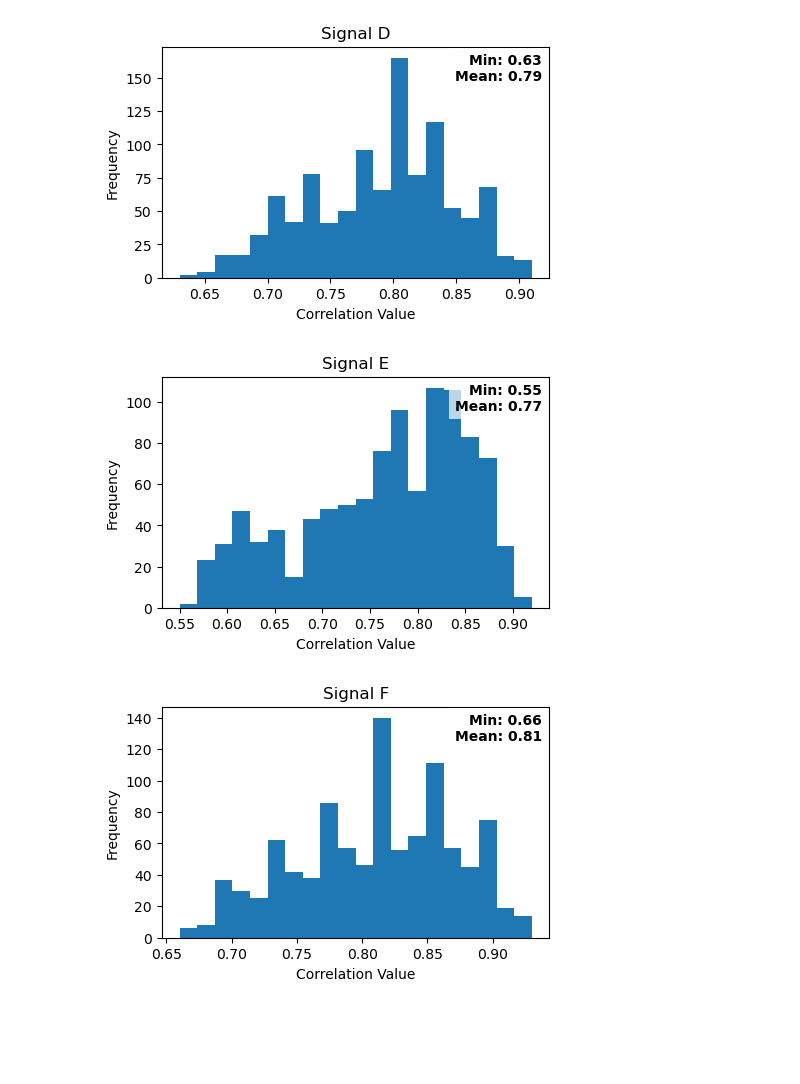
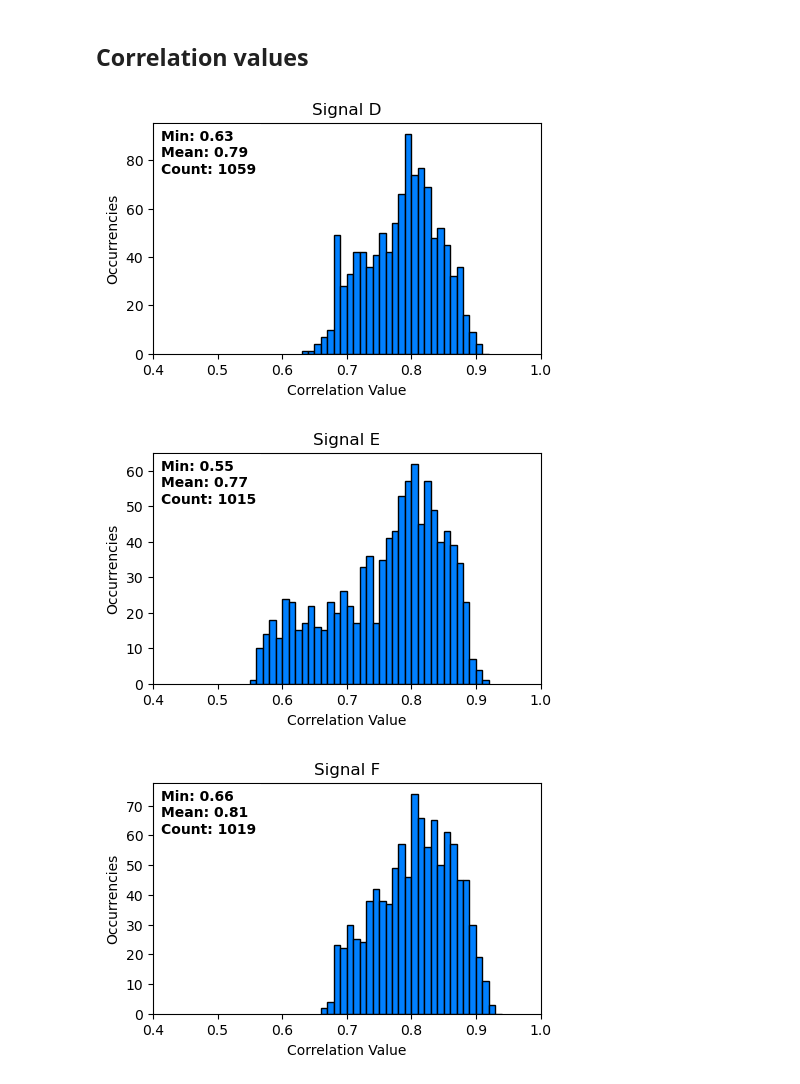
Before and after one commit to Dr-Nozimo/GuardianRuinAnalyses, a Jupyter notebook: sequence_analysis/5a_sequence_stats.ipynb, the cells around one changed output. Saved outputs shown, nothing was run; the diff lists cells and outputs as text; code cells hidden in the pictures; blank space fills up the shorter version.

```diff
--- a/sequence_analysis/5a_sequence_stats.ipynb
+++ b/sequence_analysis/5a_sequence_stats.ipynb
@@ -18,24 +25,30 @@ df.head()
+# %% [markdown]
+## Correlation values
 # %%
-# Histograms of correlation values
 for signal_type in np.array(['D', 'E', 'F', 'G', 'X']): # 'A', 'B', 'C',
     subset = df[df['Signal Type'] == signal_type] # Extract subset for each signal
+
+    min_val = subset['Correlation Value'].min()
+    max_val = subset['Correlation Value'].max()
+    mean_val = (subset['Correlation Value']).mean()
+    count = len(subset)
+
     plt.figure(figsize=(5, 3))
-    plt.hist(subset['Correlation Value'], bins=20, alpha=1.0, label=signal_type) # Plot histogram for the 'Correlation Value' of each signal type
+    bin_width = 0.01
+    bins = np.arange(min_val, max_val + bin_width, bin_width)
+    plt.hist(subset['Correlation Value'], bins=bins, alpha=1.0, label=signal_type, color="#0080ff", edgecolor='black')
     plt.title('Signal ' + str(signal_type))
     plt.xlabel('Correlation Value')
-    plt.ylabel('Frequency')
-
-    # Calculate min and mean values
-    min_val = np.min(subset['Correlation Value'])
-    mean_val = np.mean(subset['Correlation Value'])
+    plt.ylabel('Occurrencies')
+    plt.xlim(0.4, 1.0)
 
     # Add the min and mean values in the upper-right corner
-    plt.text(0.98, 0.97, f'Min: {min_val:.2f}\nMean: {mean_val:.2f}',
-             ha='right', va='top', transform=plt.gca().transAxes,
+    plt.text(0.02, 0.97, f'Min: {min_val:.2f}\nMean: {mean_val:.2f}\nCount: {count}',
+             ha='left', va='top', transform=plt.gca().transAxes,
              fontsize=10, color='black', weight='bold', bbox=dict(facecolor='white', edgecolor='none', alpha=0.7))
 
     plt.show()
 # %% [output]
-[figure, old version]
+[figure, new version]
-[figure, old version]
+[figure, new version]
-[figure, old version]
+[figure, new version]
```
Also changed, not shown: parts of 7 cells of this notebook, 2 other files.
